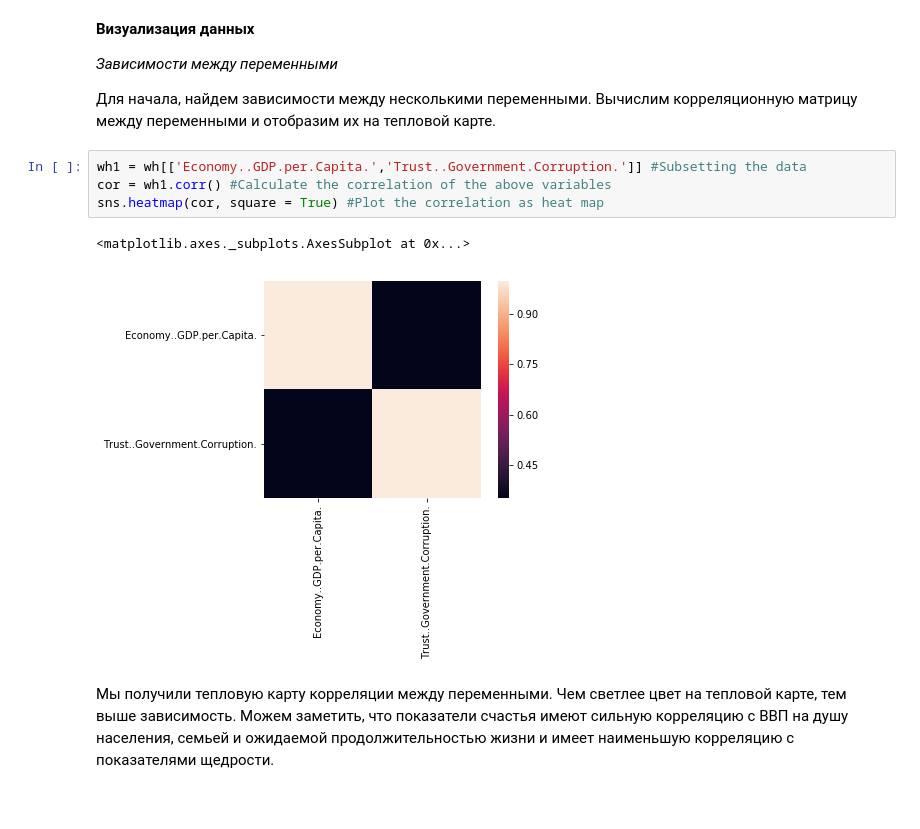
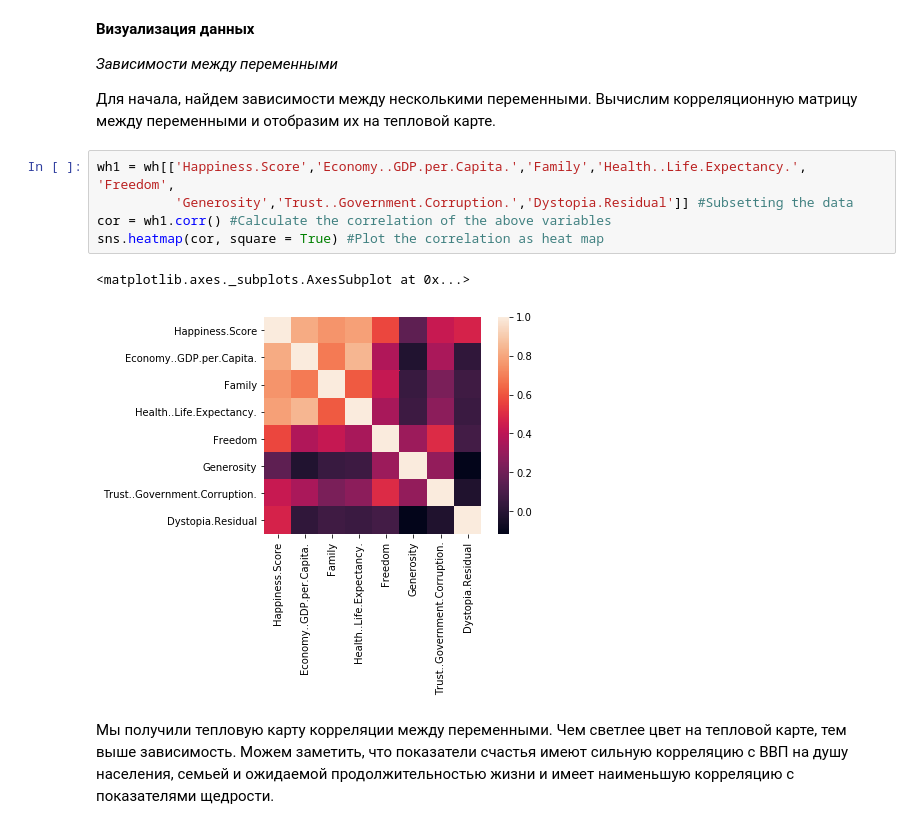
Before and after one commit to puchninanastya/decision-theory, a Jupyter notebook: k_means_and_visualization_world_happiness.ipynb, the cells around one changed output. Saved outputs shown, nothing was run; the diff lists cells and outputs as text.

Commit message:
fix visualization

```diff
--- a/k_means_and_visualization_world_happiness.ipynb
+++ b/k_means_and_visualization_world_happiness.ipynb
@@ -60,12 +60,13 @@ dtype: object
 
 Для начала, найдем зависимости между несколькими переменными. Вычислим корреляционную матрицу между переменными и отобразим их на тепловой карте.
 # %%
-wh1 = wh[['Economy..GDP.per.Capita.','Trust..Government.Corruption.']] #Subsetting the data
+wh1 = wh[['Happiness.Score','Economy..GDP.per.Capita.','Family','Health..Life.Expectancy.', 'Freedom',
+          'Generosity','Trust..Government.Corruption.','Dystopia.Residual']] #Subsetting the data
 cor = wh1.corr() #Calculate the correlation of the above variables
 sns.heatmap(cor, square = True) #Plot the correlation as heat map
 # %% [output]
 <matplotlib.axes._subplots.AxesSubplot at 0x...>
-[figure, old version]
+[figure, new version]
 # %% [markdown]
 Мы получили тепловую карту корреляции между переменными. Чем светлее цвет на тепловой карте, тем выше зависимость. Можем заметить, что показатели счастья имеют сильную корреляцию с ВВП на душу населения, семьей и ожидаемой продолжительностью жизни и имеет наименьшую корреляцию с показателями щедрости.
 # %% [markdown]
```
Also changed, not shown: parts of 3 cells of this notebook.
